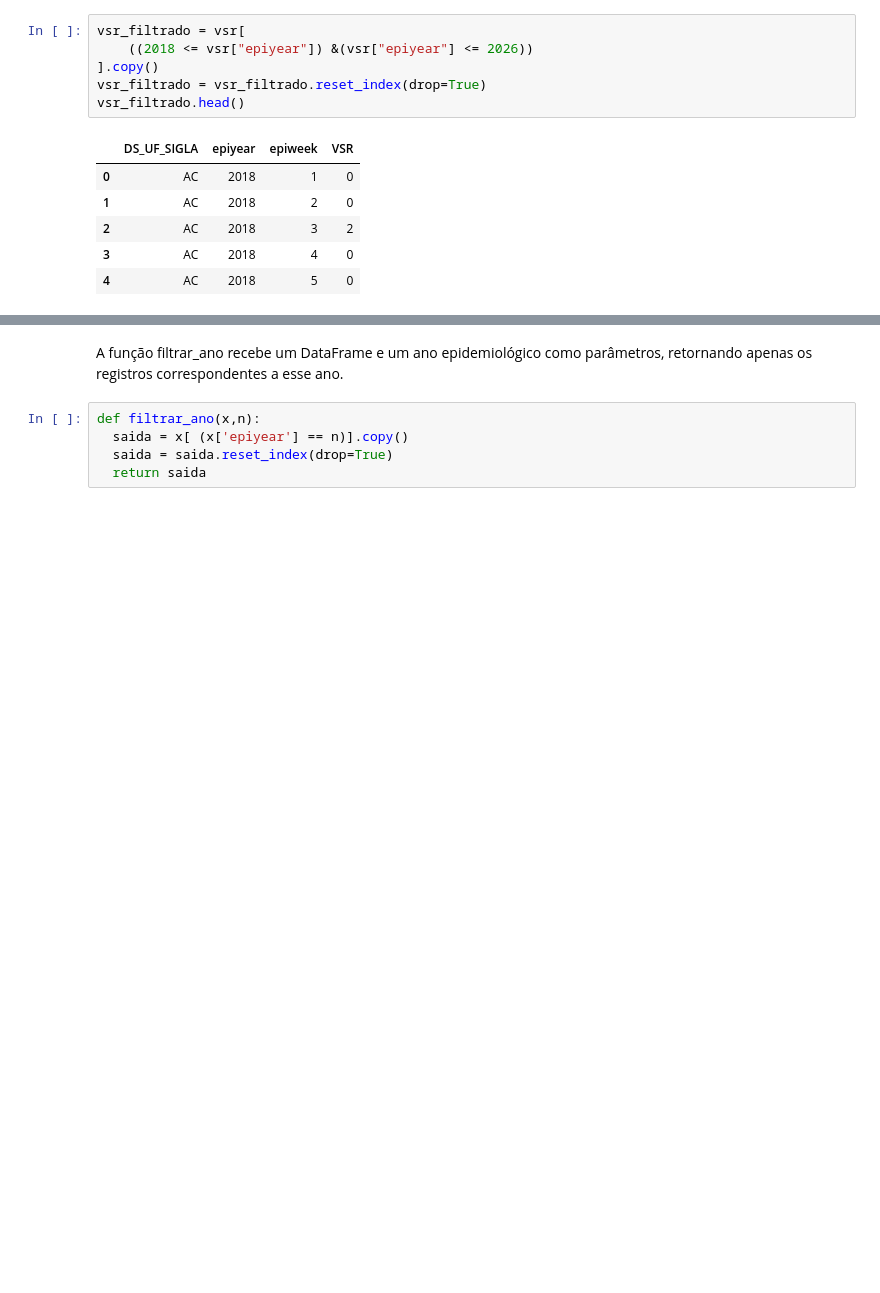
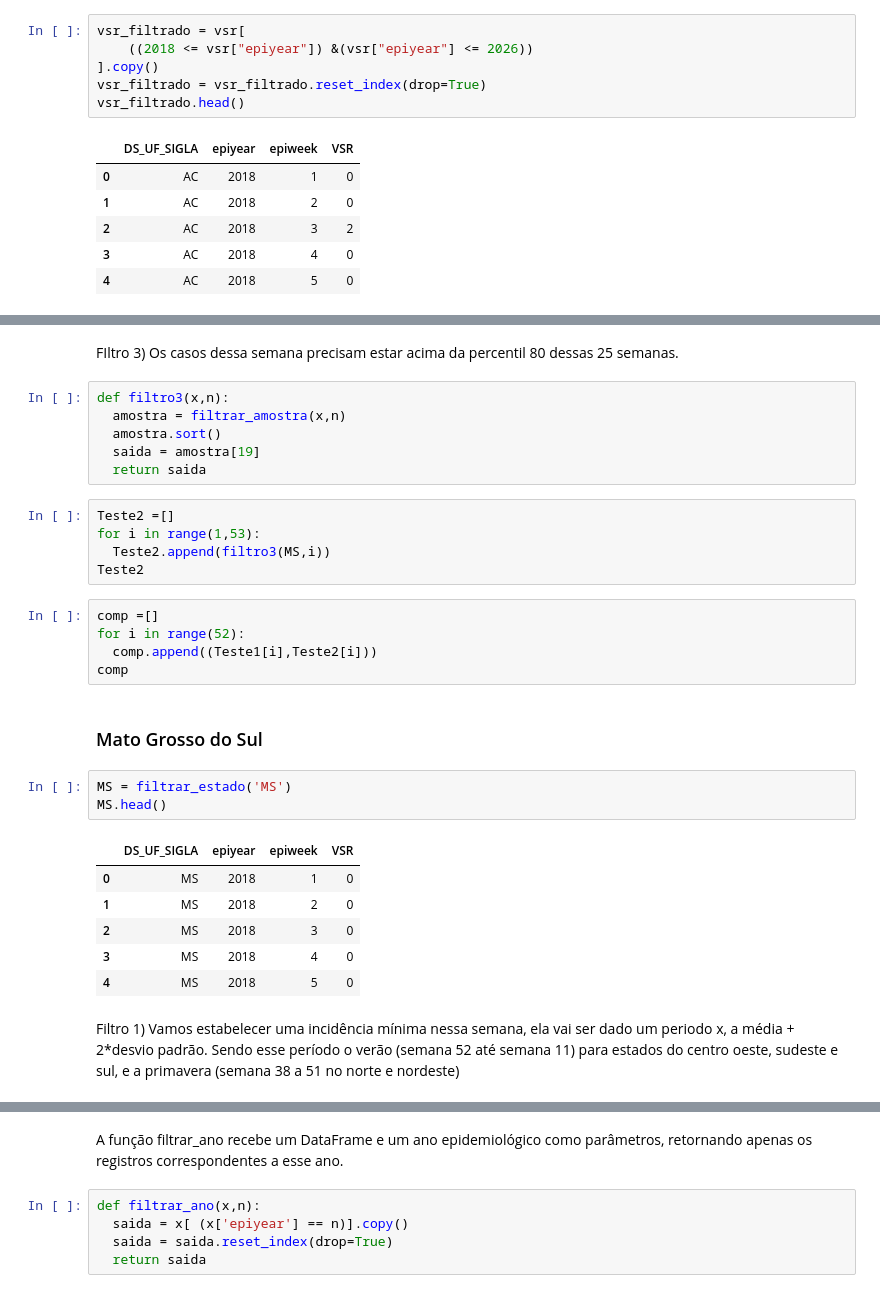
Before and after one commit to NataliaBrandaodeSousa/Picme-Modelagem-Estat-stica-de-doen-as-infecciosas, a Jupyter notebook: 01_exploracao.ipynb, the cells around one changed output, grey strips where cells are left out. Cells and saved outputs as stored; diff of their text form; blank space fills up the shorter version.

Commit message:
ajustes e plotagem para teste

```diff
--- a/01_exploracao.ipynb
+++ b/01_exploracao.ipynb
@@ -247,0 +335,32 @@ vsr_filtrado.head()
+# %% [markdown]
+FIltro 3) Os casos dessa semana precisam estar acima da percentil 80 dessas 25 semanas.
+# %%
+def filtro3(x,n):
+  amostra = filtrar_amostra(x,n)
+  amostra.sort()
+  saida = amostra[19]
+  return saida
+# %%
+Teste2 =[]
+for i in range(1,53):
+  Teste2.append(filtro3(MS,i))
+Teste2
+# %%
+comp =[]
+for i in range(52):
+  comp.append((Teste1[i],Teste2[i]))
+comp
+# %% [markdown]
+### Mato Grosso do Sul
+# %%
+MS = filtrar_estado('MS')
+MS.head()
+# %% [output]
+|  | DS_UF_SIGLA | epiyear | epiweek | VSR |
+| 0 | MS | 2018 | 1 | 0 |
+| 1 | MS | 2018 | 2 | 0 |
+| 2 | MS | 2018 | 3 | 0 |
+| 3 | MS | 2018 | 4 | 0 |
+| 4 | MS | 2018 | 5 | 0 |
+# %% [markdown]
+Filtro 1) Vamos estabelecer uma incidência mínima nessa semana, ela vai ser dado um periodo x, a média + 2*desvio padrão. Sendo esse período o verão (semana 52 até semana 11) para estados do centro oeste, sudeste e sul, e a primavera (semana 38 a 51 no norte e nordeste)
```
Also changed, not shown: parts of 29 cells of this notebook.
